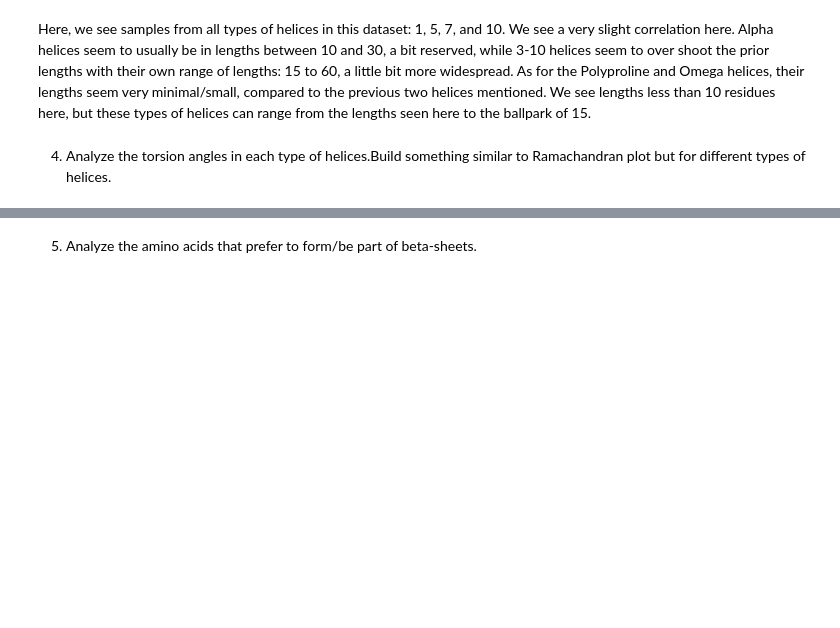
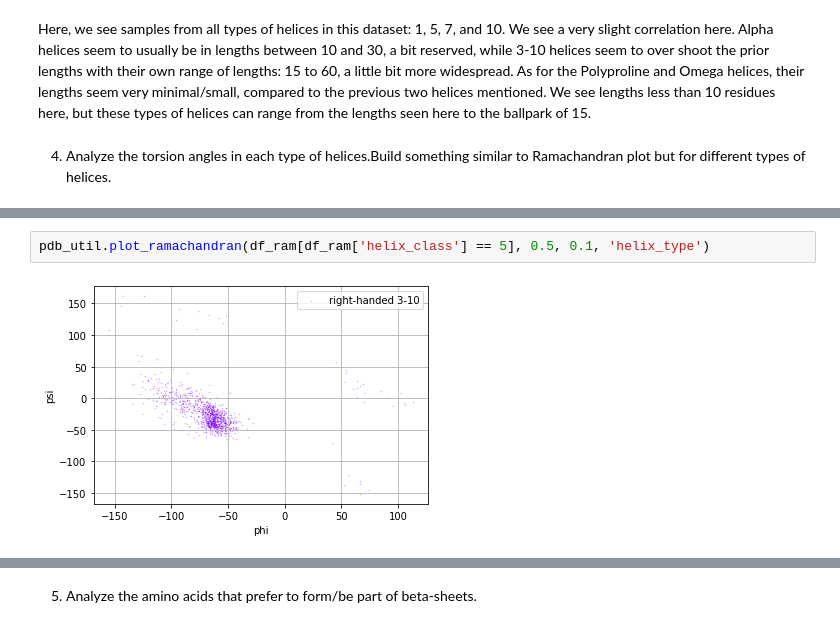
Before and after one commit to sangchoi93/bioinformatics_group_project_1, a Jupyter notebook: bioinfo_project_1.ipynb, the cells around one changed output, grey strips where cells are left out. Saved outputs shown, nothing was run; the diff lists cells and outputs as text; blank space fills up the shorter version.

```diff
--- a/bioinfo_project_1.ipynb
+++ b/bioinfo_project_1.ipynb
@@ -93,0 +97,4 @@ build_coordinates_lookup took 20.399868965148926s.....
+# %%
+pdb_util.plot_ramachandran(df_ram[df_ram['helix_class'] == 5], 0.5, 0.1, 'helix_type')
+# %% [output]
+[figure, added]
```
Also changed, not shown: parts of 12 cells of this notebook, 2 other files.
